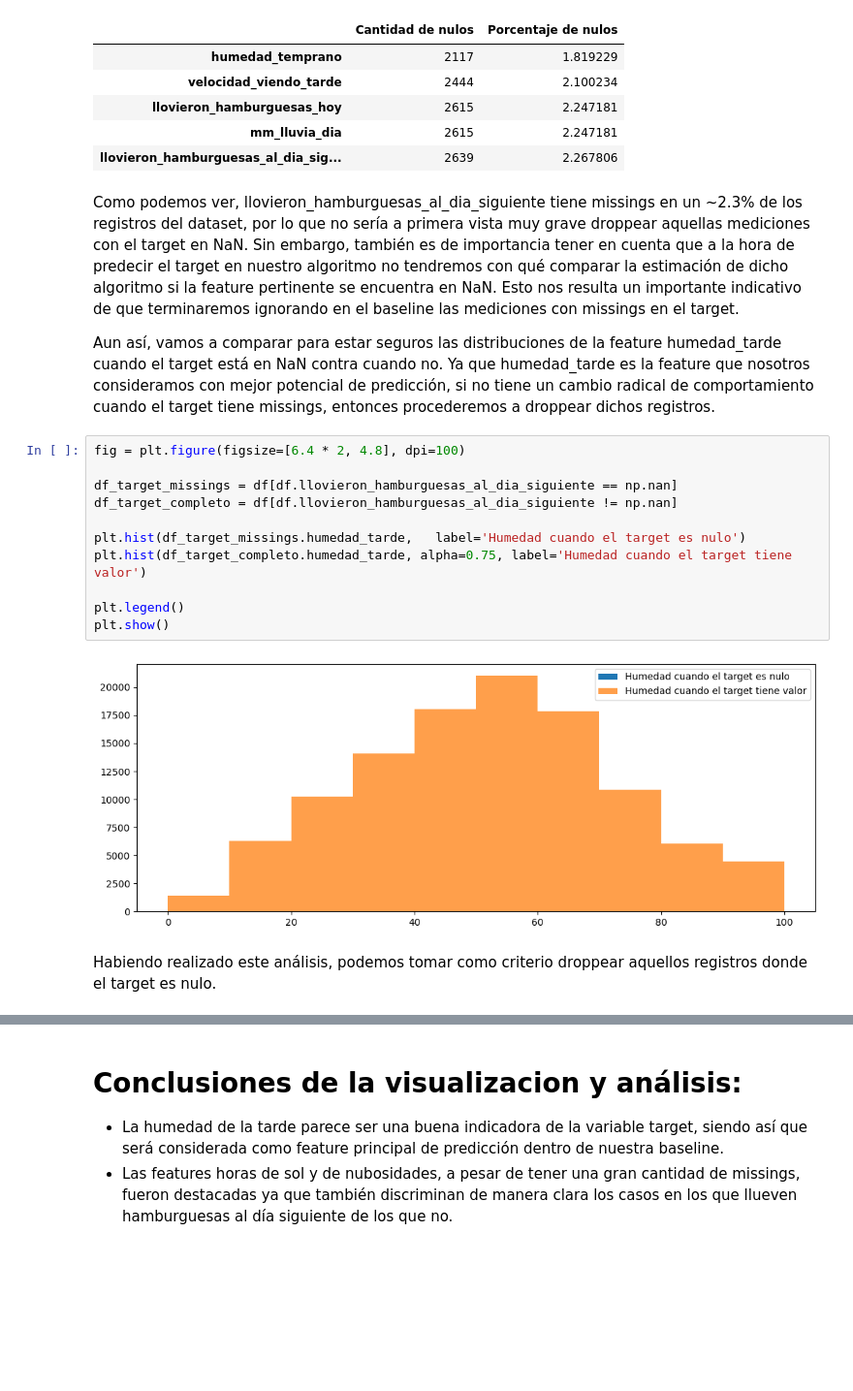
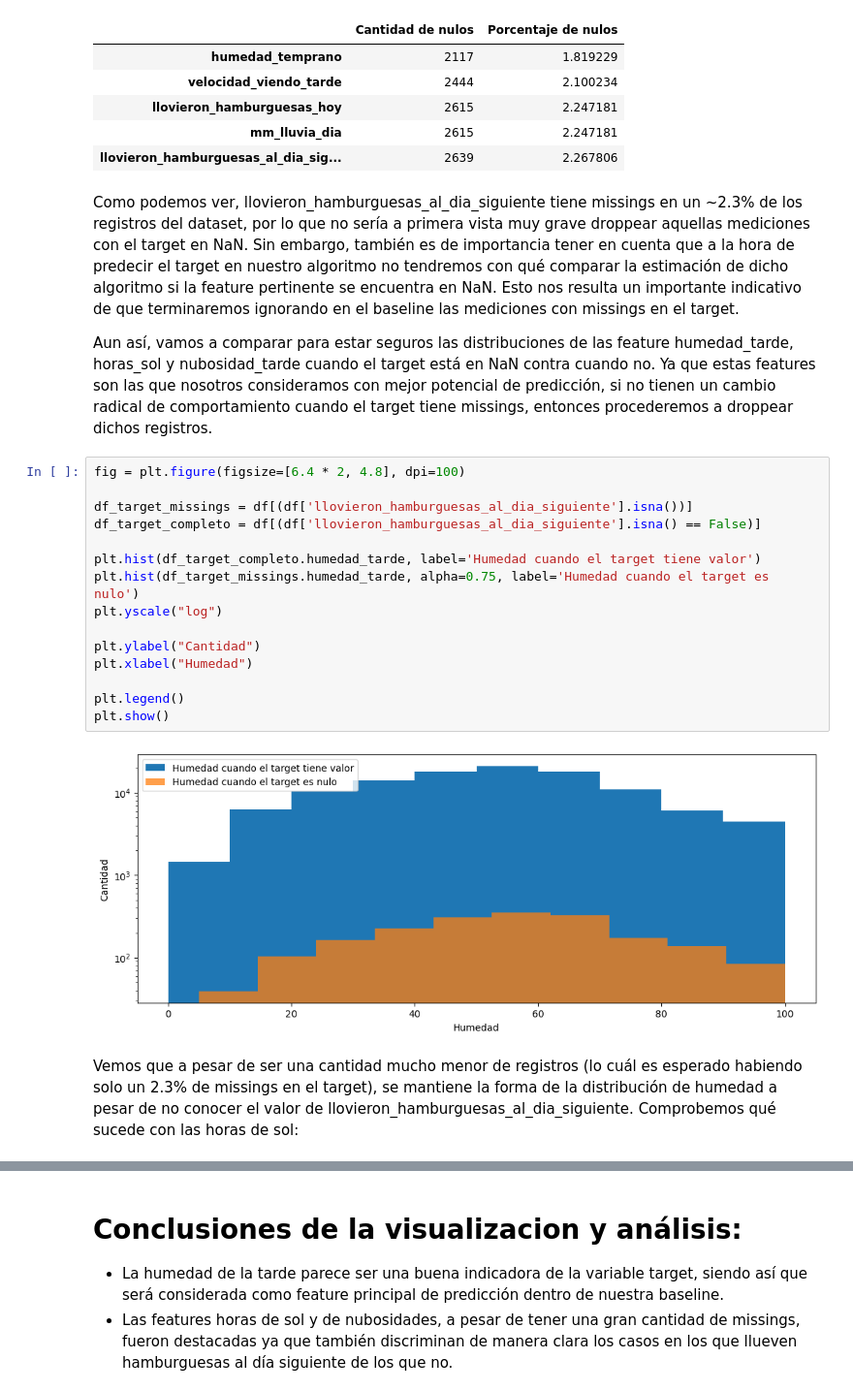
Before and after one commit to juan-roussilian/7506-Organizacion-de-Datos, a Jupyter notebook: tp1_pt1.ipynb, the cells around one changed output, grey strips where cells are left out. Shown at 97% size. Drawn from its saved outputs; the diff is of its cells as text; blank space fills up the shorter version.

Commit message:
Agrego más justificaciones para droppear registros con missings en el target

```diff
--- a/tp1_pt1.ipynb
+++ b/tp1_pt1.ipynb
@@ -843,19 +843,23 @@ df_con_nulos.sort_values(by=['Porcentaje de nulos']).head()
 # %% [markdown]
 Como podemos ver, llovieron_hamburguesas_al_dia_siguiente tiene missings en un ~2.3% de los registros del dataset, por lo que no sería a primera vista muy grave droppear aquellas mediciones con el target en NaN. Sin embargo, también es de importancia tener en cuenta que a la hora de predecir el target en nuestro algoritmo no tendremos con qué comparar la estimación de dicho algoritmo si la feature pertinente se encuentra en NaN. Esto nos resulta un importante indicativo de que terminaremos ignorando en el baseline las mediciones con missings en el target.
 
-Aun así, vamos a comparar para estar seguros las distribuciones de la feature humedad_tarde cuando el target está en NaN contra cuando no. Ya que humedad_tarde es la feature que nosotros consideramos con mejor potencial de predicción, si no tiene un cambio radical de comportamiento cuando el target tiene missings, entonces procederemos a droppear dichos registros.
+Aun así, vamos a comparar para estar seguros las distribuciones de las feature humedad_tarde, horas_sol y nubosidad_tarde cuando el target está en NaN contra cuando no. Ya que estas features son las que nosotros consideramos con mejor potencial de predicción, si no tienen un cambio radical de comportamiento cuando el target tiene missings, entonces procederemos a droppear dichos registros.
 # %%
 fig = plt.figure(figsize=[6.4 * 2, 4.8], dpi=100)
 
-df_target_missings = df[df.llovieron_hamburguesas_al_dia_siguiente == np.nan]
-df_target_completo = df[df.llovieron_hamburguesas_al_dia_siguiente != np.nan]
+df_target_missings = df[(df['llovieron_hamburguesas_al_dia_siguiente'].isna())]
+df_target_completo = df[(df['llovieron_hamburguesas_al_dia_siguiente'].isna() == False)]
 
-plt.hist(df_target_missings.humedad_tarde,   label='Humedad cuando el target es nulo')
-plt.hist(df_target_completo.humedad_tarde, alpha=0.75, label='Humedad cuando el target tiene valor')
+plt.hist(df_target_completo.humedad_tarde, label='Humedad cuando el target tiene valor')
+plt.hist(df_target_missings.humedad_tarde, alpha=0.75, label='Humedad cuando el target es nulo')
+plt.yscale("log")
+
+plt.ylabel("Cantidad")
+plt.xlabel("Humedad")
 
 plt.legend()
 plt.show()
 # %% [output]
-[figure, old version]
+[figure, new version]
 # %% [markdown]
-Habiendo realizado este análisis, podemos tomar como criterio droppear aquellos registros donde el target es nulo.
+Vemos que a pesar de ser una cantidad mucho menor de registros (lo cuál es esperado habiendo solo un 2.3% de missings en el target), se mantiene la forma de la distribución de humedad a pesar de no conocer el valor de llovieron_hamburguesas_al_dia_siguiente. Comprobemos qué sucede con las horas de sol:
```
Also changed, not shown: parts of 6 cells of this notebook.
